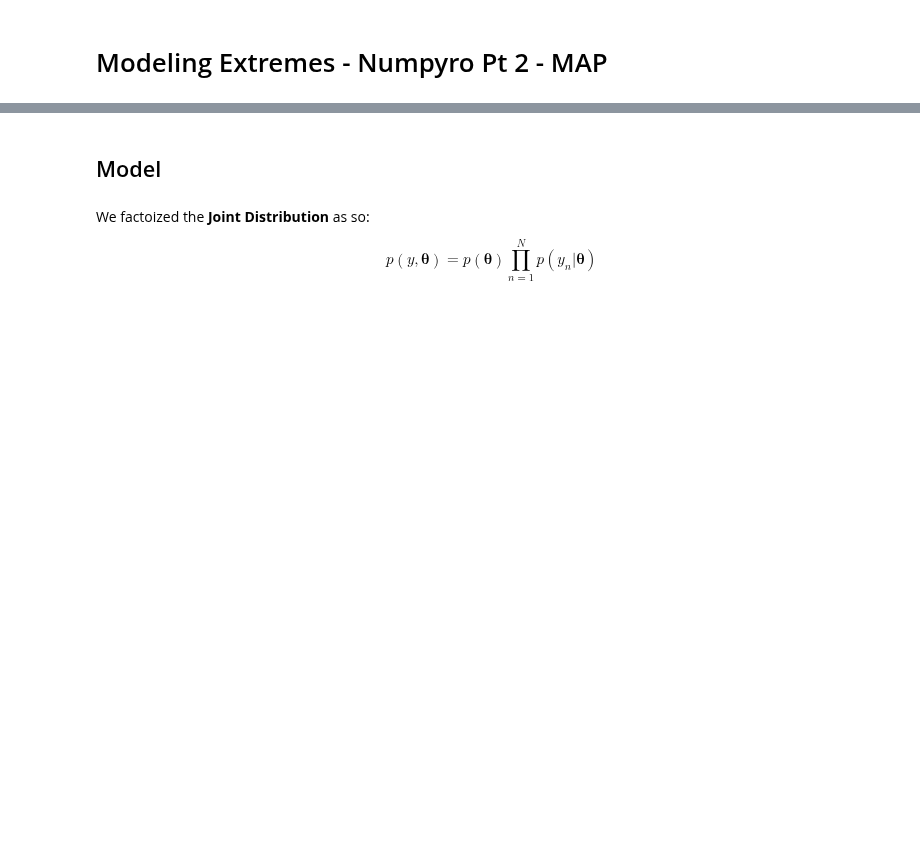
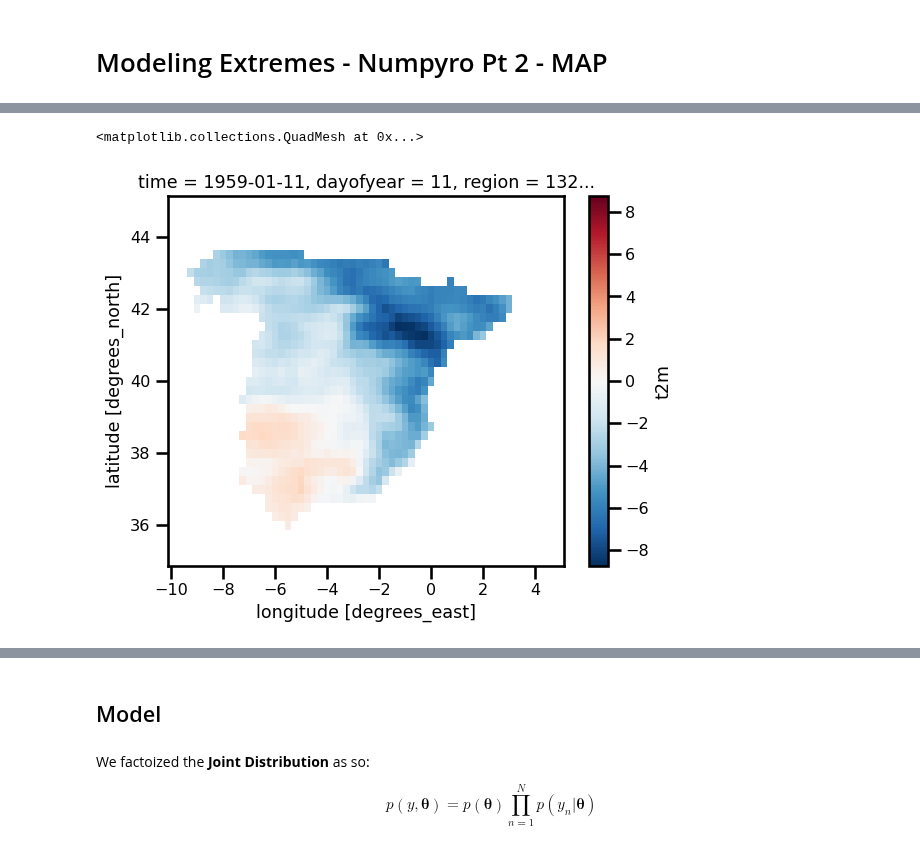
Before and after one commit to jejjohnson/jbayesevt, a Jupyter notebook: notebooks/evt/3.2_pyextremes_numpyro_map.ipynb, the cells around one changed output, grey strips where cells are left out. Saved outputs shown, nothing was run; the diff lists cells and outputs as text; code cells hidden in the pictures; blank space fills up the shorter version.

```diff
--- a/notebooks/evt/3.2_pyextremes_numpyro_map.ipynb
+++ b/notebooks/evt/3.2_pyextremes_numpyro_map.ipynb
@@ -106,0 +53,5 @@ plt.show()
+# %%
+ds.where(spain_mask.squeeze()).isel(time=10).t2m.plot()
+# %% [output]
+<matplotlib.collections.QuadMesh at 0x...>
+[figure, added]
```
Also changed, not shown: parts of 39 cells of this notebook, 8 other files.
